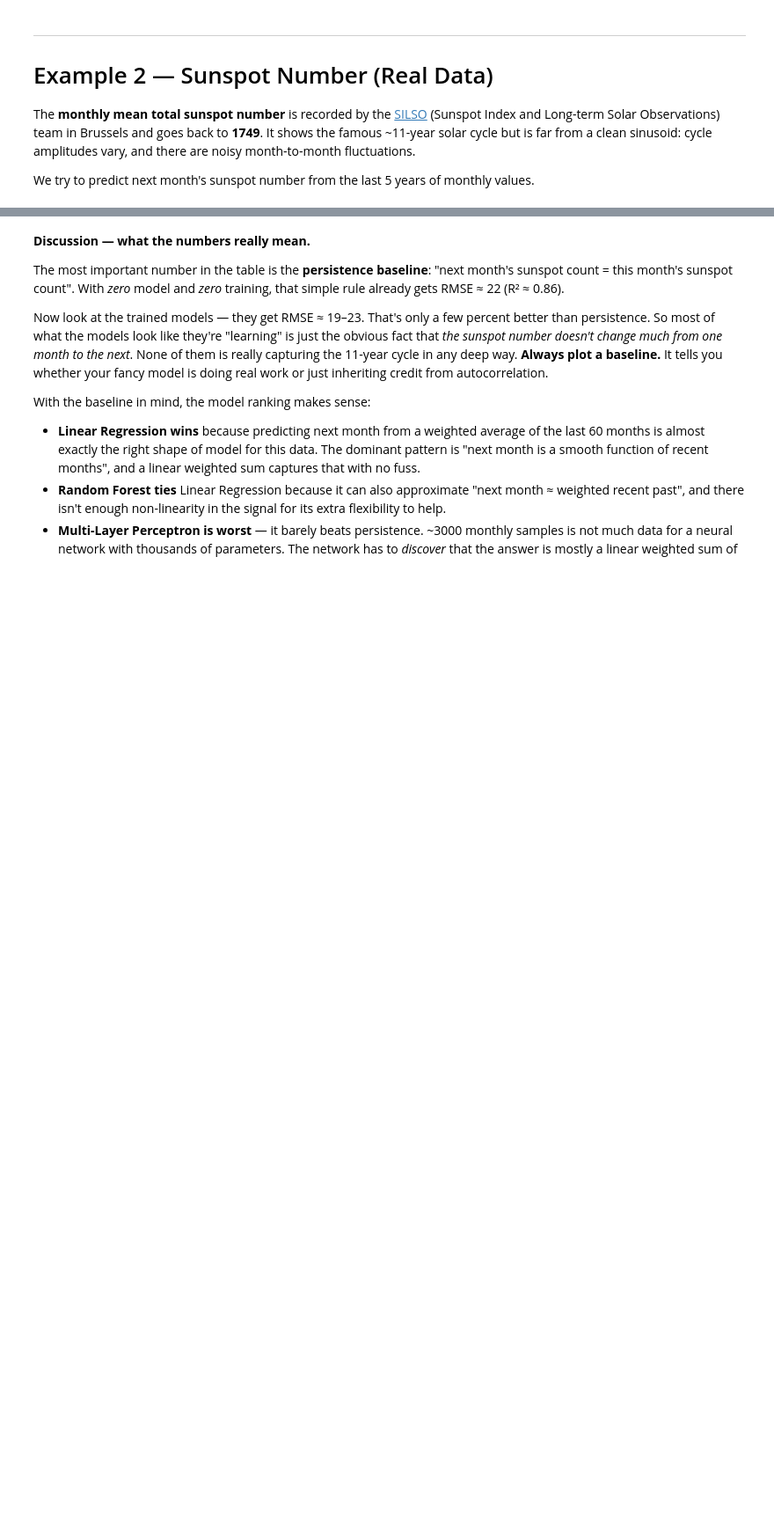
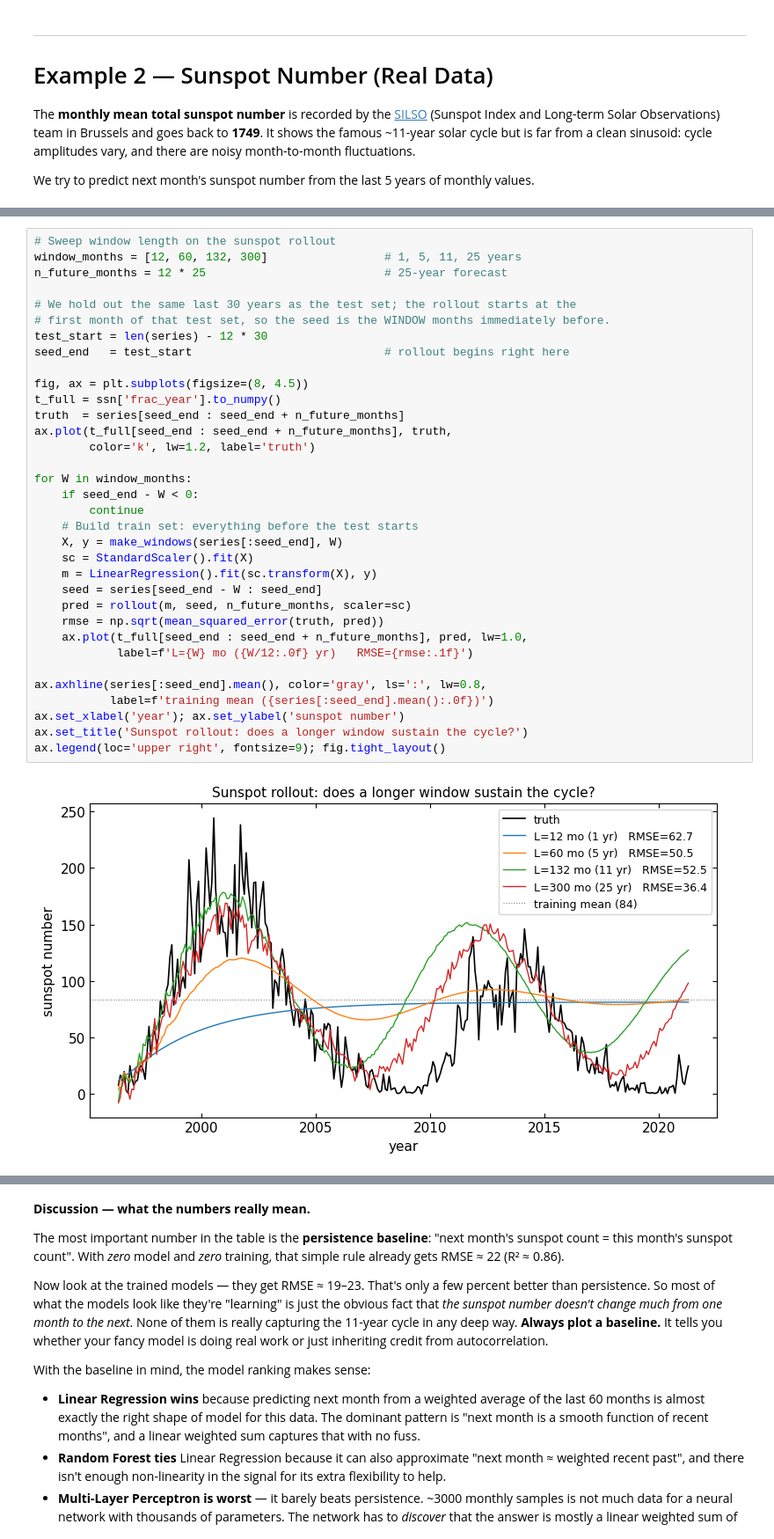
Before and after one commit to TenKid/PHY386, a Jupyter notebook: 2026/handson/TimeSeriesPredictionML.ipynb, the cells around one changed output, grey strips where cells are left out. Shown at 88% size. Drawn from its saved outputs; the diff is of its cells as text; blank space fills up the shorter version.

```diff
--- a/2026/handson/TimeSeriesPredictionML.ipynb
+++ b/2026/handson/TimeSeriesPredictionML.ipynb
@@ -616,0 +623,36 @@ ax.legend(); fig.tight_layout()
+# %%
+# Sweep window length on the sunspot rollout
+window_months = [12, 60, 132, 300]                 # 1, 5, 11, 25 years
+n_future_months = 12 * 25                          # 25-year forecast
+
+# We hold out the same last 30 years as the test set; the rollout starts at the
+# first month of that test set, so the seed is the WINDOW months immediately before.
+test_start = len(series) - 12 * 30
+seed_end   = test_start                            # rollout begins right here
+
+fig, ax = plt.subplots(figsize=(8, 4.5))
+t_full = ssn['frac_year'].to_numpy()
+truth  = series[seed_end : seed_end + n_future_months]
+ax.plot(t_full[seed_end : seed_end + n_future_months], truth,
+        color='k', lw=1.2, label='truth')
+
+for W in window_months:
+    if seed_end - W < 0:
+        continue
+    # Build train set: everything before the test starts
+    X, y = make_windows(series[:seed_end], W)
+    sc = StandardScaler().fit(X)
+    m = LinearRegression().fit(sc.transform(X), y)
+    seed = series[seed_end - W : seed_end]
+    pred = rollout(m, seed, n_future_months, scaler=sc)
+    rmse = np.sqrt(mean_squared_error(truth, pred))
+    ax.plot(t_full[seed_end : seed_end + n_future_months], pred, lw=1.0,
+            label=f'L={W} mo ({W/12:.0f} yr)   RMSE={rmse:.1f}')
+
+ax.axhline(series[:seed_end].mean(), color='gray', ls=':', lw=0.8,
+           label=f'training mean ({series[:seed_end].mean():.0f})')
+ax.set_xlabel('year'); ax.set_ylabel('sunspot number')
+ax.set_title('Sunspot rollout: does a longer window sustain the cycle?')
+ax.legend(loc='upper right', fontsize=9); fig.tight_layout()
+# %% [output]
+[figure, added]
```
Also changed, not shown: parts of 7 cells of this notebook.
